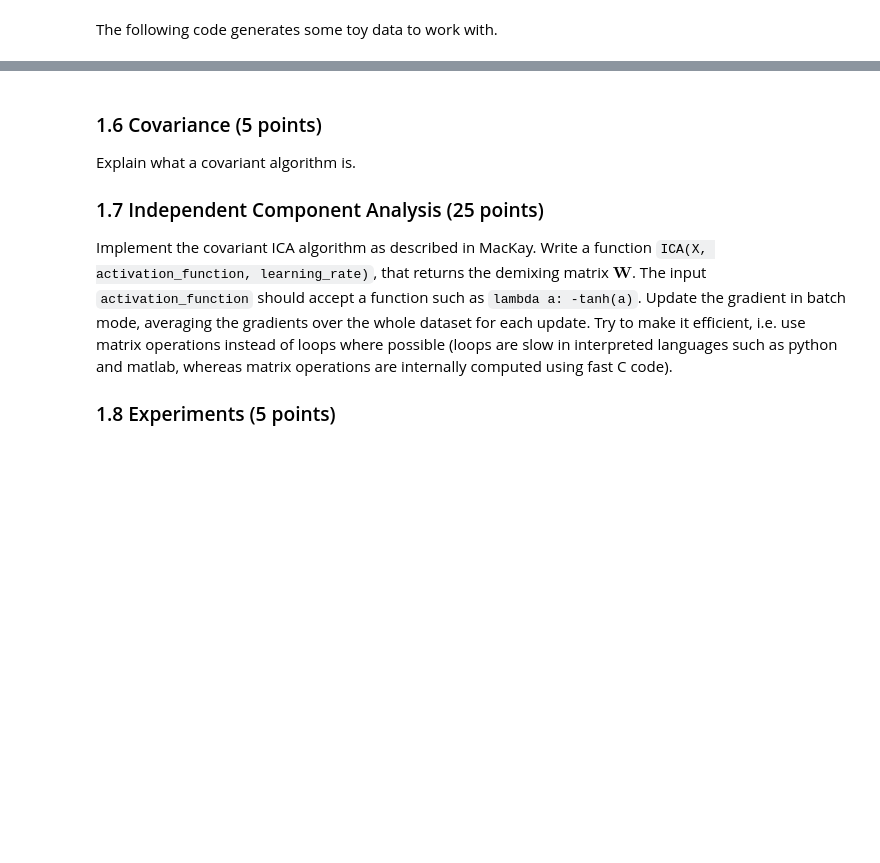
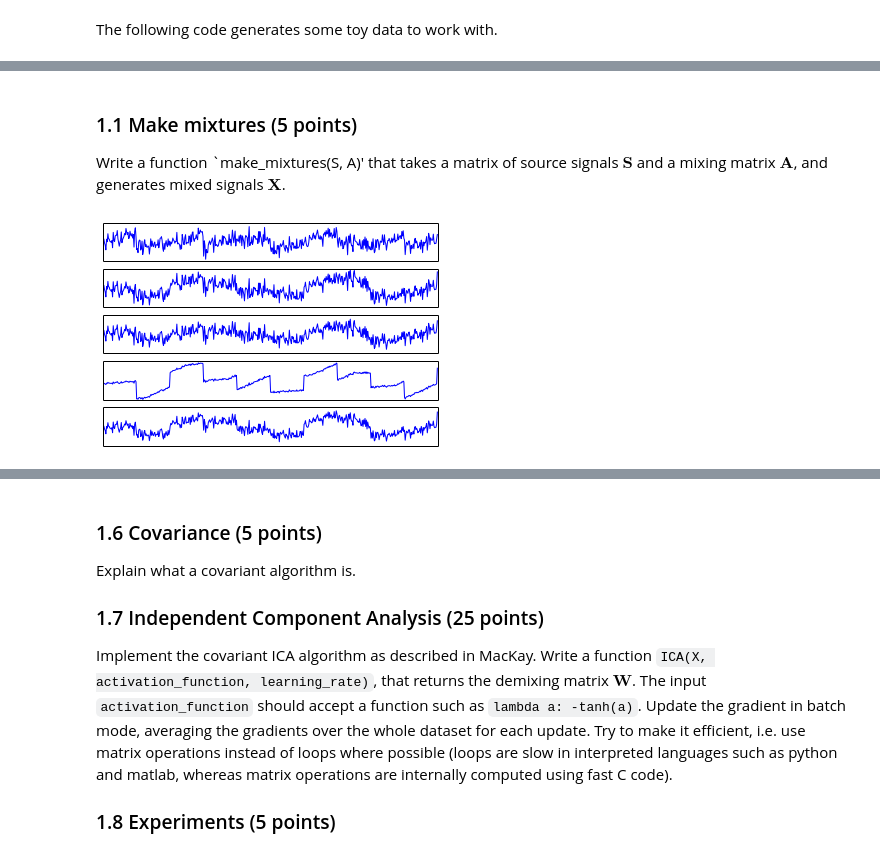
Before and after one commit to Vasileios-Charatsidis/machine-learning-2, a Jupyter notebook: lab1/lab1.ipynb, the cells around one changed output, grey strips where cells are left out. Drawn from its saved outputs; the diff is of its cells as text; code cells hidden in the pictures; blank space fills up the shorter version.

```diff
--- a/lab1/lab1.ipynb
+++ b/lab1/lab1.ipynb
@@ -82,0 +87,11 @@ plot_signals(S)
+# %% [markdown]
+### 1.1 Make mixtures (5 points)
+Write a function `make_mixtures(S, A)' that takes a matrix of source signals $\mathbf{S}$ and a mixing matrix $\mathbf{A}$, and generates mixed signals $\mathbf{X}$.
+# %%
+def make_mixtures(S, A):
+    return np.dot(A,  S)
+
+X = make_mixtures(S, random_nonsingular_matrix(S.shape[0]))
+plot_signals(X)
+# %% [output]
+[figure, added]
```
Also changed, not shown: parts of 22 cells of this notebook.
